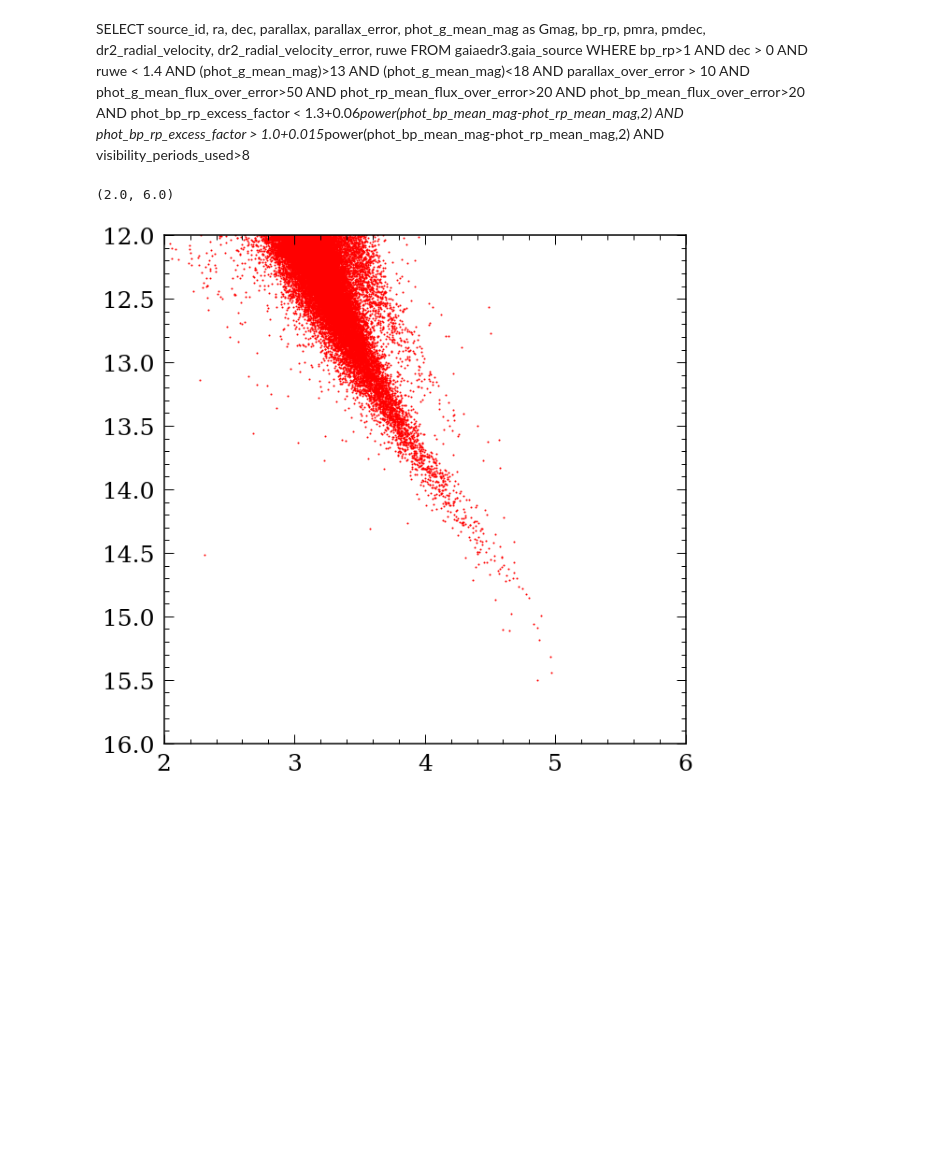
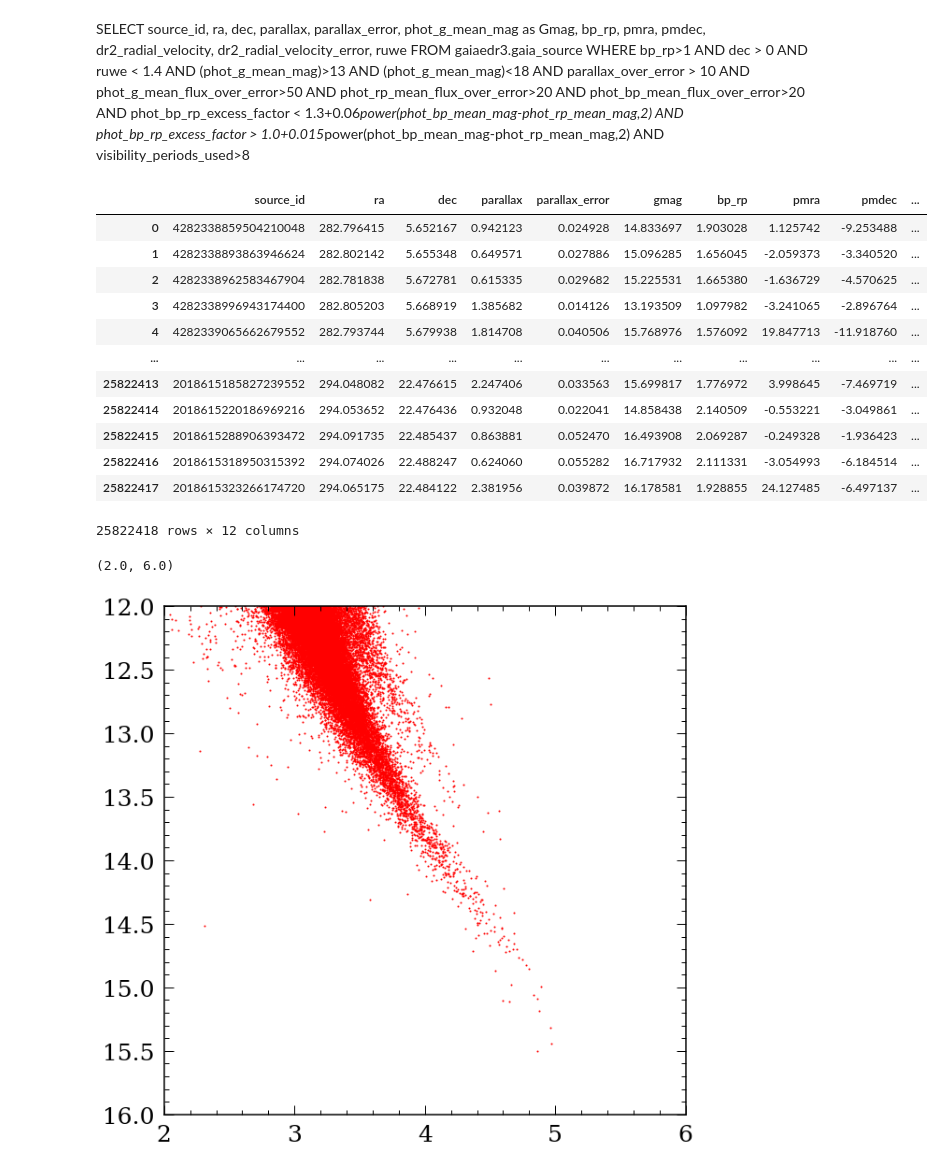
Before and after one commit to lyx12311/ztfProt, a Jupyter notebook: GaiaStars.ipynb, the cells around one changed output. Drawn from its saved outputs; the diff is of its cells as text; code cells hidden in the pictures; blank space fills up the shorter version.

```diff
--- a/GaiaStars.ipynb
+++ b/GaiaStars.ipynb
@@ -8,6 +8,21 @@ from astroquery.gaia import Gaia
 SELECT source_id, ra, dec, parallax, parallax_error, phot_g_mean_mag as Gmag, bp_rp, pmra, pmdec, dr2_radial_velocity, dr2_radial_velocity_error, ruwe FROM gaiaedr3.gaia_source WHERE bp_rp>1 AND dec > 0 AND ruwe < 1.4 AND (phot_g_mean_mag)>13 AND (phot_g_mean_mag)<18 AND parallax_over_error > 10 AND phot_g_mean_flux_over_error>50 AND phot_rp_mean_flux_over_error>20 AND phot_bp_mean_flux_over_error>20 AND phot_bp_rp_excess_factor < 1.3+0.06*power(phot_bp_mean_mag-phot_rp_mean_mag,2) AND phot_bp_rp_excess_factor > 1.0+0.015*power(phot_bp_mean_mag-phot_rp_mean_mag,2) AND visibility_periods_used>8
 # %%
 gaiadata = pd.read_pickle('gaia_color_greater1.pkl')
+gaiadata
+# %% [output]
+|  | source_id | ra | dec | parallax | parallax_error | gmag | bp_rp | pmra | pmdec | ... |
+| 0 | 4282338859504210048 | 282.796415 | 5.652167 | 0.942123 | 0.024928 | 14.833697 | 1.903028 | 1.125742 | -9.253488 | ... |
+| 1 | 4282338893863946624 | 282.802142 | 5.655348 | 0.649571 | 0.027886 | 15.096285 | 1.656045 | -2.059373 | -3.340520 | ... |
+| 2 | 4282338962583467904 | 282.781838 | 5.672781 | 0.615335 | 0.029682 | 15.225531 | 1.665380 | -1.636729 | -4.570625 | ... |
+| 3 | 4282338996943174400 | 282.805203 | 5.668919 | 1.385682 | 0.014126 | 13.193509 | 1.097982 | -3.241065 | -2.896764 | ... |
+| 4 | 4282339065662679552 | 282.793744 | 5.679938 | 1.814708 | 0.040506 | 15.768976 | 1.576092 | 19.847713 | -11.918760 | ... |
+| ... | ... | ... | ... | ... | ... | ... | ... | ... | ... | ... |
+| 25822413 | 2018615185827239552 | 294.048082 | 22.476615 | 2.247406 | 0.033563 | 15.699817 | 1.776972 | 3.998645 | -7.469719 | ... |
+| 25822414 | 2018615220186969216 | 294.053652 | 22.476436 | 0.932048 | 0.022041 | 14.858438 | 2.140509 | -0.553221 | -3.049861 | ... |
+| 25822415 | 2018615288906393472 | 294.091735 | 22.485437 | 0.863881 | 0.052470 | 16.493908 | 2.069287 | -0.249328 | -1.936423 | ... |
+| 25822416 | 2018615318950315392 | 294.074026 | 22.488247 | 0.624060 | 0.055282 | 16.717932 | 2.111331 | -3.054993 | -6.184514 | ... |
+| 25822417 | 2018615323266174720 | 294.065175 | 22.484122 | 2.381956 | 0.039872 | 16.178581 | 1.928855 | 24.127485 | -6.497137 | ... |
+25822418 rows × 12 columns
 # %%
 gaiadata['abs_G']=gaiadata['gmag']-5*np.log10(1/gaiadata['parallax'])-10
 # %%
```
Also changed, not shown: parts of 11 cells of this notebook, 5 other files.
